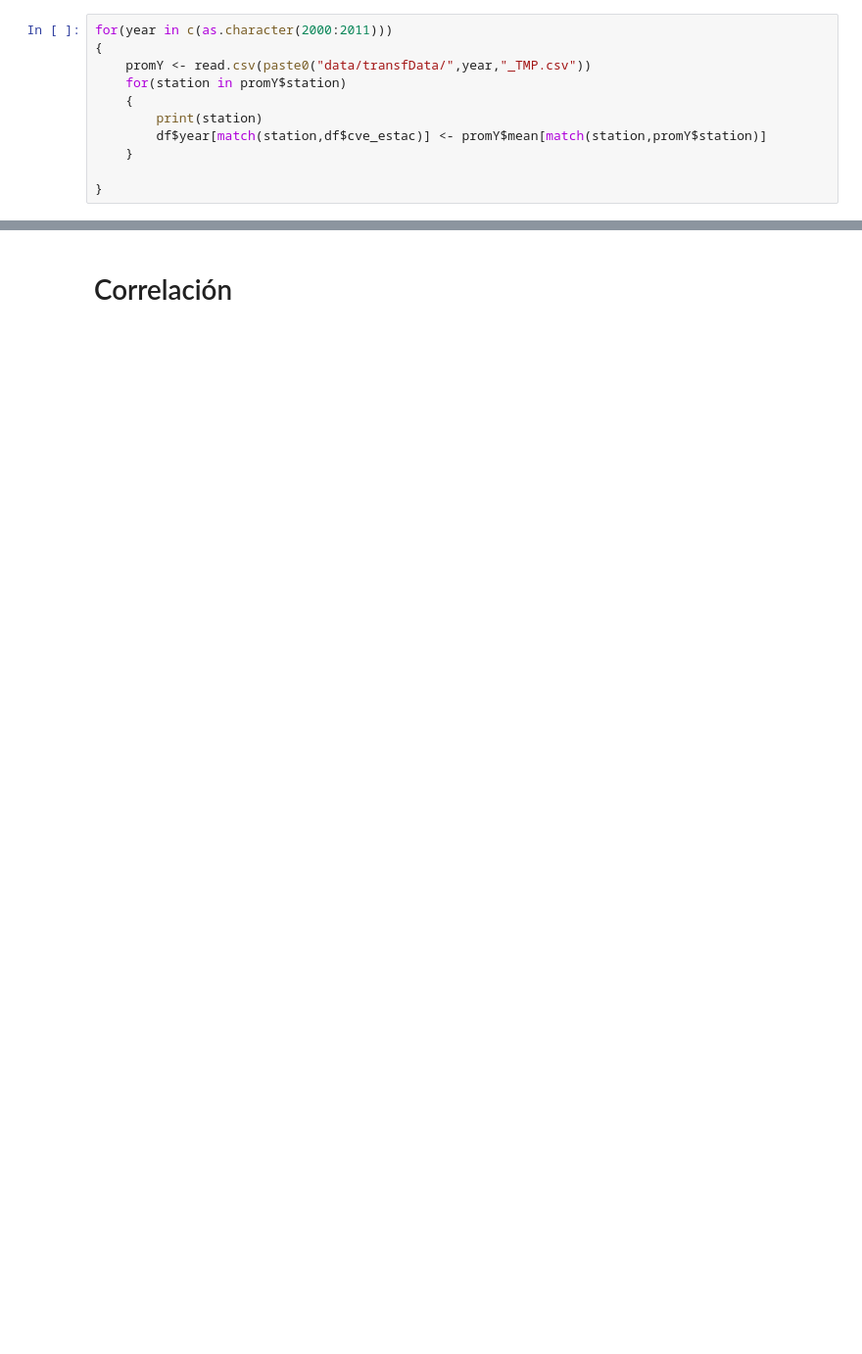
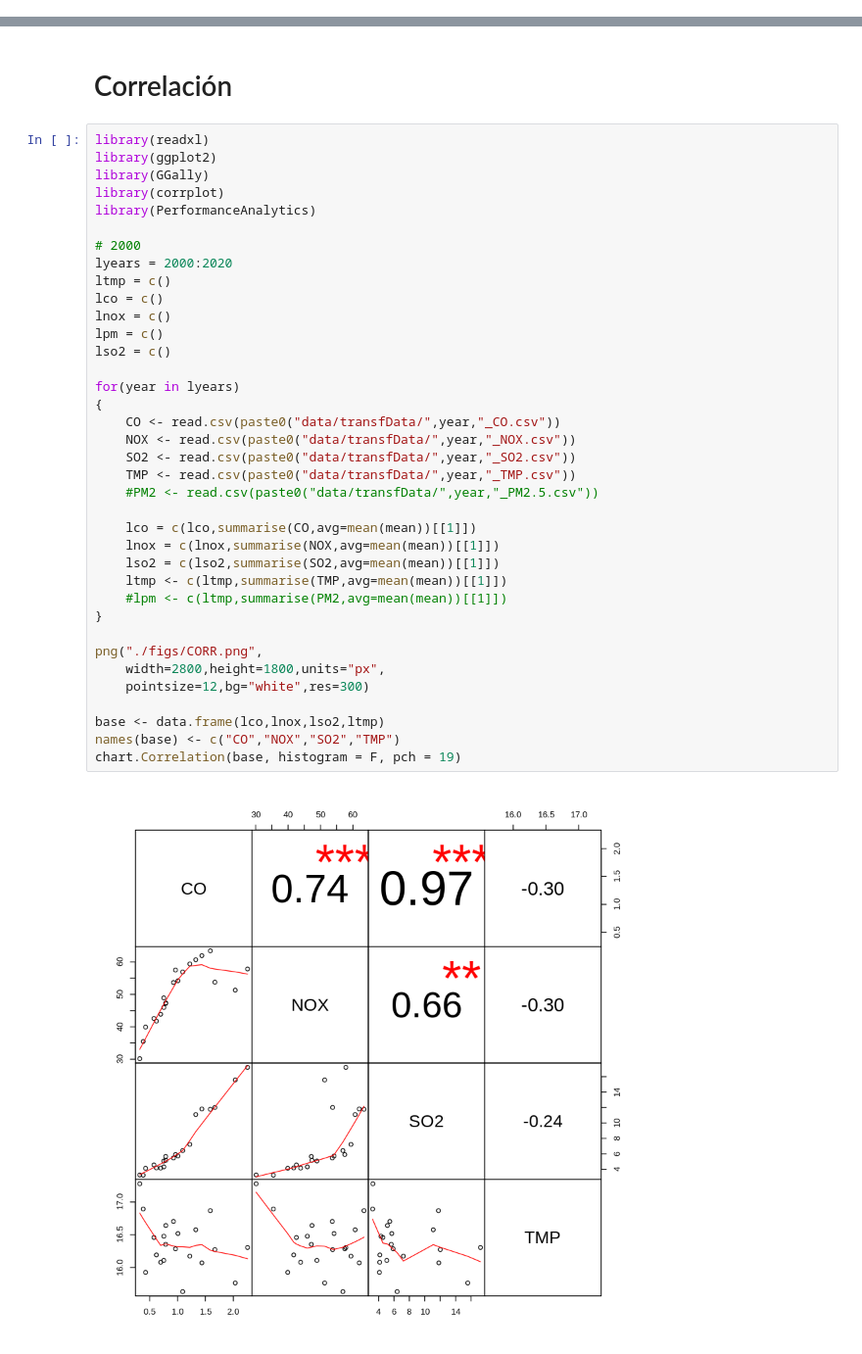
Before and after one commit to ArielUNAM/datosAxl, a Jupyter notebook: test_plot.ipynb, the cells around one changed output, grey strips where cells are left out. Shown at 98% size. Drawn from its saved outputs; the diff is of its cells as text; blank space fills up the shorter version.

```diff
--- a/test_plot.ipynb
+++ b/test_plot.ipynb
@@ -174,11 +169,0 @@ df[c(as.character(2000:2020))] <- 0
-# %%
-for(year in c(as.character(2000:2011)))
-{
-    promY <- read.csv(paste0("data/transfData/",year,"_TMP.csv"))
-    for(station in promY$station)
-    {
-        print(station)
-        df$year[match(station,df$cve_estac)] <- promY$mean[match(station,promY$station)]
-    }
-
-}
@@ -228,2 +272,41 @@ ltmp
 # %% [markdown]
 # Correlación
+# %%
+library(readxl)
+library(ggplot2)
+library(GGally)
+library(corrplot)
+library(PerformanceAnalytics)
+
+# 2000
+lyears = 2000:2020
+ltmp = c()
+lco = c()
+lnox = c()
+lpm = c()
+lso2 = c()
+
+for(year in lyears)
+{
+    CO <- read.csv(paste0("data/transfData/",year,"_CO.csv"))
+    NOX <- read.csv(paste0("data/transfData/",year,"_NOX.csv"))
+    SO2 <- read.csv(paste0("data/transfData/",year,"_SO2.csv"))
+    TMP <- read.csv(paste0("data/transfData/",year,"_TMP.csv"))
+    #PM2 <- read.csv(paste0("data/transfData/",year,"_PM2.5.csv"))
+
+    lco = c(lco,summarise(CO,avg=mean(mean))[[1]])
+    lnox = c(lnox,summarise(NOX,avg=mean(mean))[[1]])
+    lso2 = c(lso2,summarise(SO2,avg=mean(mean))[[1]])
+    ltmp <- c(ltmp,summarise(TMP,avg=mean(mean))[[1]])
+    #lpm <- c(ltmp,summarise(PM2,avg=mean(mean))[[1]])
+}
+
+png("./figs/CORR.png",
+    width=2800,height=1800,units="px",
+    pointsize=12,bg="white",res=300)
+
+base <- data.frame(lco,lnox,lso2,ltmp)
+names(base) <- c("CO","NOX","SO2","TMP")
+chart.Correlation(base, histogram = F, pch = 19)
+# %% [output]
+[figure, added]
```
Also changed, not shown: parts of 13 cells of this notebook, 14 other files.
